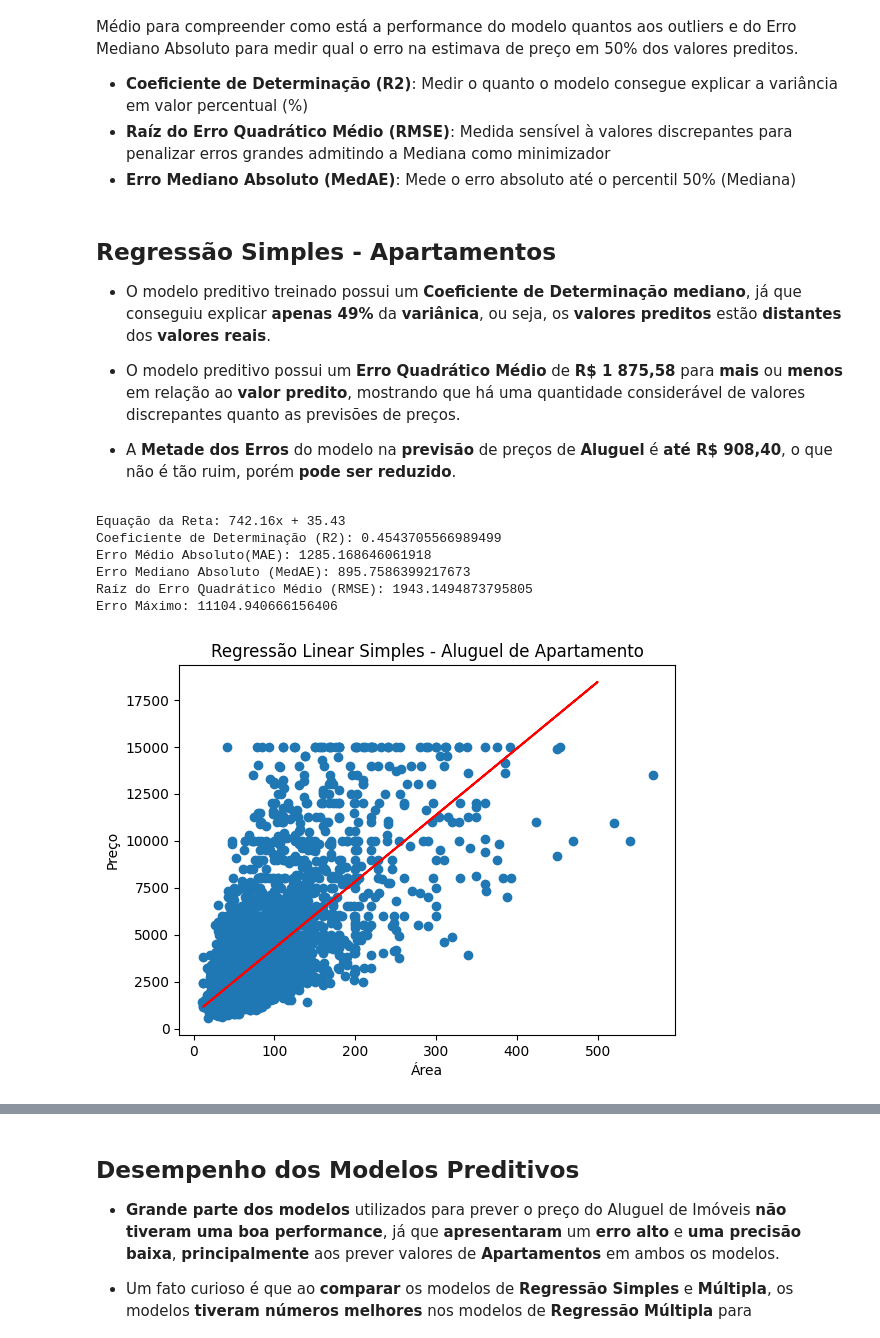
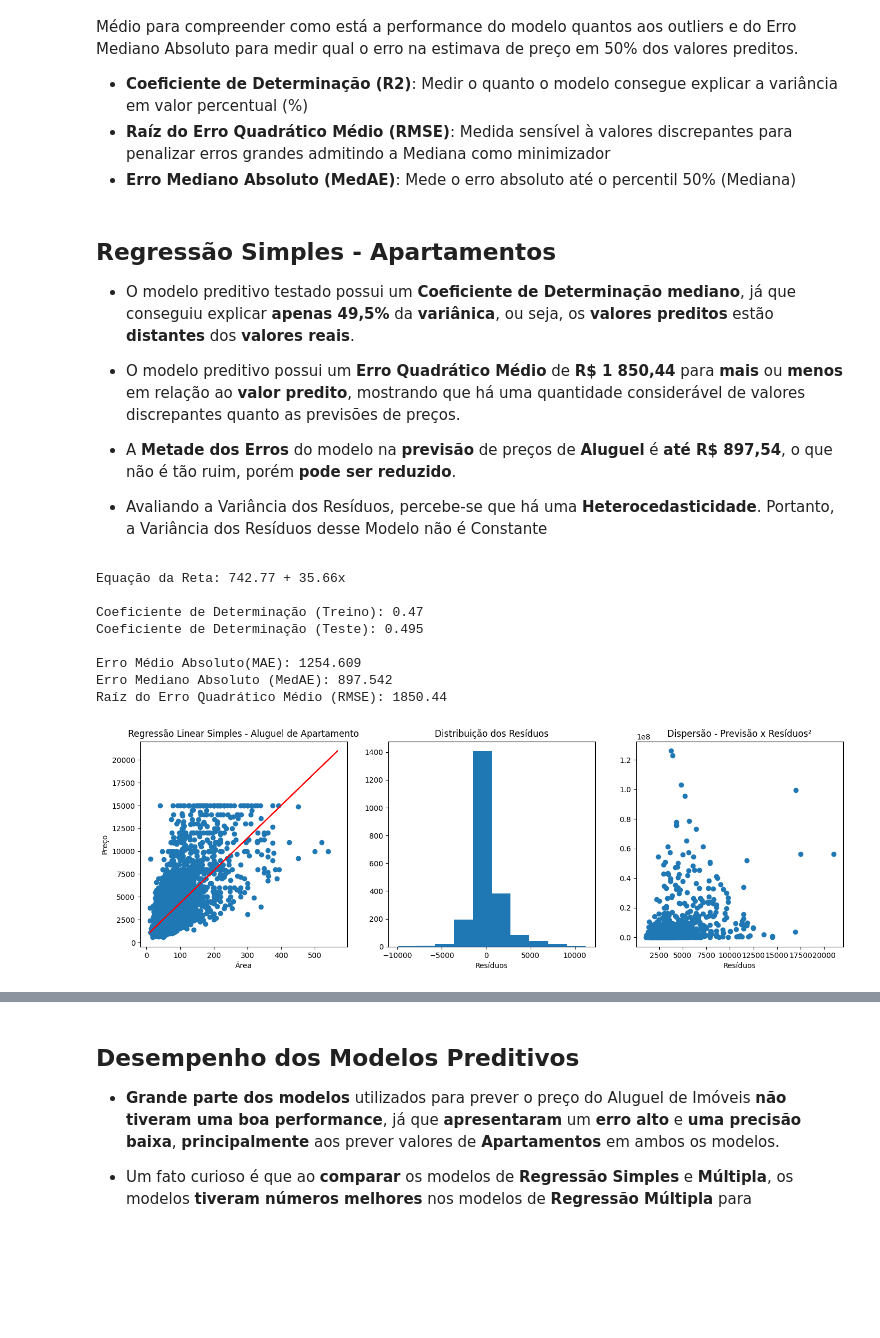
Before and after one commit to GabrielUruga/RegressaoLinear, a Jupyter notebook: Projeto Prático 2.ipynb, the cells around one changed output, grey strips where cells are left out. Saved outputs shown, nothing was run; the diff lists cells and outputs as text; code cells hidden in the pictures; blank space fills up the shorter version.

```diff
--- a/Projeto Prático 2.ipynb
+++ b/Projeto Prático 2.ipynb
@@ -765 +1041,3 @@ apartamentos
+# %%
+apartamentos = apartamentos.query('0 < quartos')
 # %% [markdown]
@@ -1661,21 +2038,25 @@ A seguir são definidas as métricas que serão utilizadas para avaliação dos
 # %% [markdown]
 ## Regressão Simples - Apartamentos
 
-* O modelo preditivo treinado possui um **Coeficiente de Determinação mediano**, já que conseguiu explicar **apenas 49%** da **variânica**, ou seja, os **valores preditos** estão **distantes** dos **valores reais**.
+* O modelo preditivo testado possui um **Coeficiente de Determinação mediano**, já que conseguiu explicar **apenas 49,5%** da **variânica**, ou seja, os **valores preditos** estão **distantes** dos **valores reais**.
 
-* O modelo preditivo possui um **Erro Quadrático Médio** de **R\$ 1 875,58** para **mais** ou **menos** em relação ao **valor predito**, mostrando que há uma quantidade considerável de valores discrepantes quanto as previsões de preços.
+* O modelo preditivo possui um **Erro Quadrático Médio** de **R\$ 1 850,44** para **mais** ou **menos** em relação ao **valor predito**, mostrando que há uma quantidade considerável de valores discrepantes quanto as previsões de preços.
 
-* A **Metade dos Erros** do modelo na **previsão** de preços de **Aluguel** é **até R\$ 908,40**, o que não é tão ruim, porém **pode ser reduzido**.
+* A **Metade dos Erros** do modelo na **previsão** de preços de **Aluguel** é **até R\$ 897,54**, o que não é tão ruim, porém **pode ser reduzido**.
+
+* Avaliando a Variância dos Resíduos, percebe-se que há uma **Heterocedasticidade**. Portanto, a Variância dos Resíduos desse Modelo não é Constante
 # %%
-reg_linear_simples_aluguel(apartamentos,0.3,3)
+reg_linear_simples_aluguel(apartamentos)
 # %% [output]
-Equação da Reta: 742.16x + 35.43
-Coeficiente de Determinação (R2): 0.4543705566989499
-Erro Médio Absoluto(MAE): 1285.168646061918
-Erro Mediano Absoluto (MedAE): 895.7586399217673
-Raíz do Erro Quadrático Médio (RMSE): 1943.1494873795805
-Erro Máximo: 11104.940666156406
+Equação da Reta: 742.77 + 35.66x
+
+Coeficiente de Determinação (Treino): 0.47
+Coeficiente de Determinação (Teste): 0.495
+
+Erro Médio Absoluto(MAE): 1254.609
+Erro Mediano Absoluto (MedAE): 897.542
+Raíz do Erro Quadrático Médio (RMSE): 1850.44
-[figure, old version]
+[figure, new version]
 # %% [markdown]
 ## Regressão Múltipla - Apartamentos
 
```
Also changed, not shown: parts of 164 cells of this notebook.
